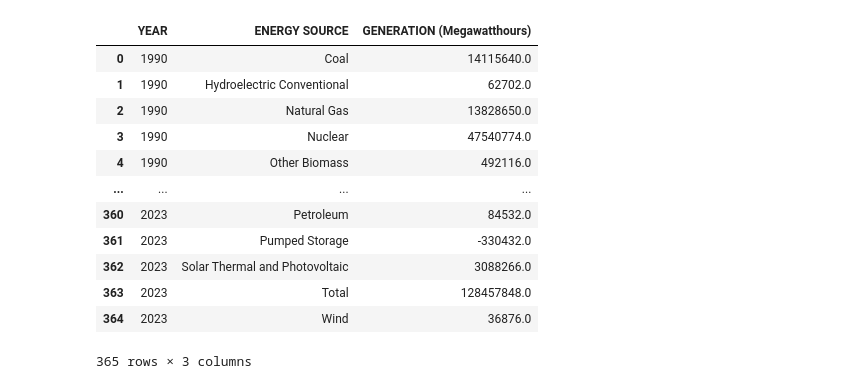
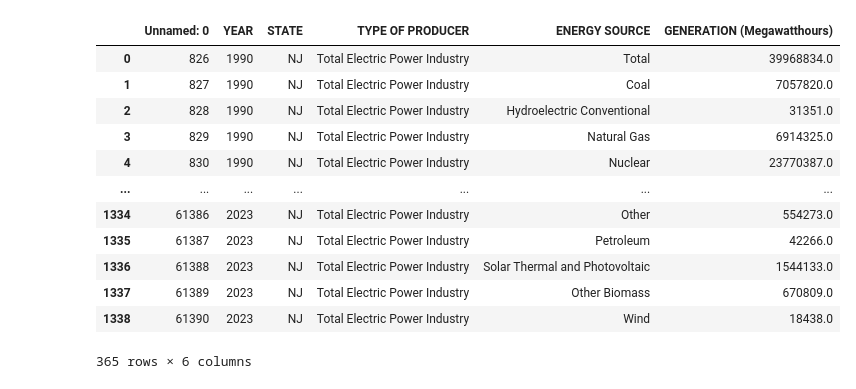
Before and after one commit to Rutgers-Economics-Labs/CleanEnergyFundingF24, a Jupyter notebook: model.ipynb, the cells around one changed output. Cells and saved outputs as stored; diff of their text form; code cells hidden in the pictures.

```diff
--- a/model.ipynb
+++ b/model.ipynb
@@ -13,17 +22,18 @@ df3 = pd.read_csv("data/Consumption/Solar_Installation_Data_090822.csv")
 # %%
-by_source = df2.groupby(["YEAR", "ENERGY SOURCE"])["GENERATION (Megawatthours)"].sum().reset_index()
+by_source = df2[df2["TYPE OF PRODUCER"] == "Total Electric Power Industry"]
+by_source.groupby(["YEAR", "ENERGY SOURCE"])[""].sum().reset_index()
 by_source
 # %% [output]
-|  | YEAR | ENERGY SOURCE | GENERATION (Megawatthours) |
-| 0 | 1990 | Coal | 14115640.0 |
-| 1 | 1990 | Hydroelectric Conventional | 62702.0 |
-| 2 | 1990 | Natural Gas | 13828650.0 |
-| 3 | 1990 | Nuclear | 47540774.0 |
-| 4 | 1990 | Other Biomass | 492116.0 |
-| ... | ... | ... | ... |
-| 360 | 2023 | Petroleum | 84532.0 |
-| 361 | 2023 | Pumped Storage | -330432.0 |
-| 362 | 2023 | Solar Thermal and Photovoltaic | 3088266.0 |
-| 363 | 2023 | Total | 128457848.0 |
-| 364 | 2023 | Wind | 36876.0 |
+|  | Unnamed: 0 | YEAR | STATE | TYPE OF PRODUCER | ENERGY SOURCE | GENERATION (Megawatthours) |
+| 0 | 826 | 1990 | NJ | Total Electric Power Industry | Total | 39968834.0 |
+| 1 | 827 | 1990 | NJ | Total Electric Power Industry | Coal | 7057820.0 |
+| 2 | 828 | 1990 | NJ | Total Electric Power Industry | Hydroelectric Conventional | 31351.0 |
+| 3 | 829 | 1990 | NJ | Total Electric Power Industry | Natural Gas | 6914325.0 |
+| 4 | 830 | 1990 | NJ | Total Electric Power Industry | Nuclear | 23770387.0 |
+| ... | ... | ... | ... | ... | ... | ... |
+| 1334 | 61386 | 2023 | NJ | Total Electric Power Industry | Other | 554273.0 |
+| 1335 | 61387 | 2023 | NJ | Total Electric Power Industry | Petroleum | 42266.0 |
+| 1336 | 61388 | 2023 | NJ | Total Electric Power Industry | Solar Thermal and Photovoltaic | 1544133.0 |
+| 1337 | 61389 | 2023 | NJ | Total Electric Power Industry | Other Biomass | 670809.0 |
+| 1338 | 61390 | 2023 | NJ | Total Electric Power Industry | Wind | 18438.0 |
-365 rows × 3 columns
+365 rows × 6 columns
```
Also changed, not shown: parts of 3 cells of this notebook.
